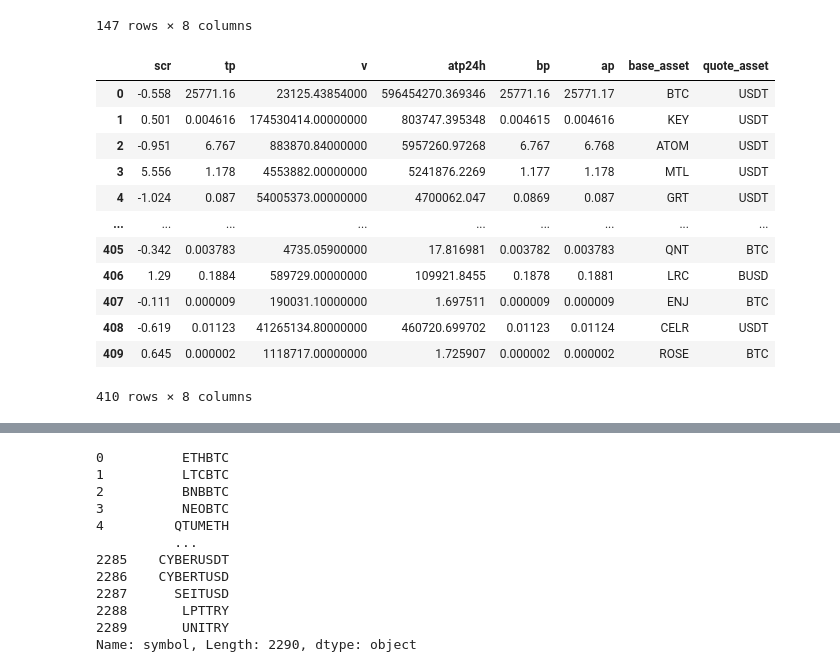
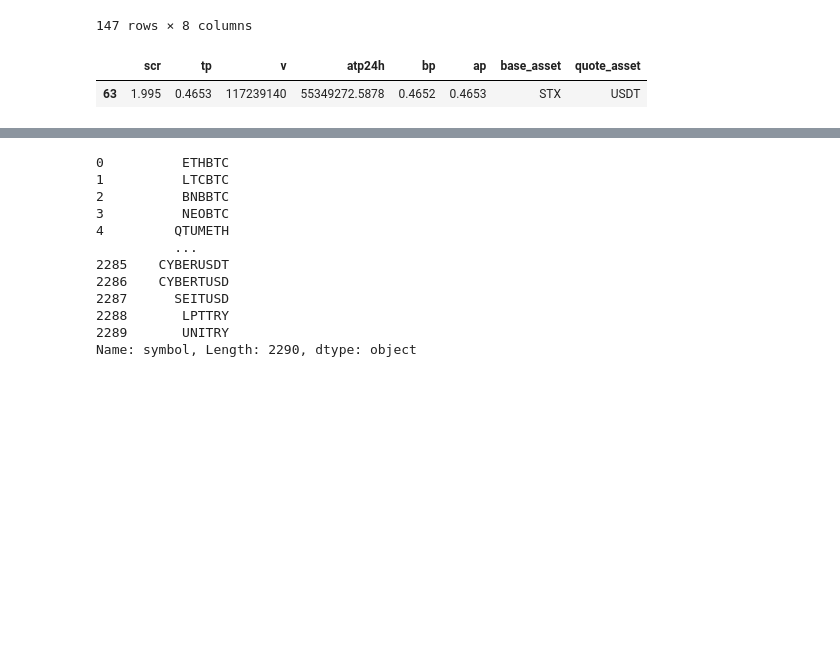
Before and after one commit to charlie115/act, a Jupyter notebook: test_kimp_bot_core.ipynb, the cells around one changed output, grey strips where cells are left out. Saved outputs shown, nothing was run; the diff lists cells and outputs as text; code cells hidden in the pictures; blank space fills up the shorter version.

```diff
--- a/test_kimp_bot_core.ipynb
+++ b/test_kimp_bot_core.ipynb
@@ -135,19 +135,8 @@ core.exchange_websocket_dict['BINANCE_USD_M'].get_price_df()
 | 146 | -0.21 | 0.07594 | 81847208 | 6139412.28338 | 0.07593 | 0.07594 | ALPHA | USDT |
 147 rows × 8 columns
 # %%
-temp = core.exchange_websocket_dict['BINANCE_SPOT'].get_price_df()
-temp
+temp = core.exchange_websocket_dict['BINANCE_USD_M'].get_price_df()
+temp[temp['base_asset']=='STX']
 # %% [output]
 |  | scr | tp | v | atp24h | bp | ap | base_asset | quote_asset |
-| 0 | -0.558 | 25771.16 | 23125.43854000 | 596454270.369346 | 25771.16 | 25771.17 | BTC | USDT |
-| 1 | 0.501 | 0.004616 | 174530414.00000000 | 803747.395348 | 0.004615 | 0.004616 | KEY | USDT |
-| 2 | -0.951 | 6.767 | 883870.84000000 | 5957260.97268 | 6.767 | 6.768 | ATOM | USDT |
-| 3 | 5.556 | 1.178 | 4553882.00000000 | 5241876.2269 | 1.177 | 1.178 | MTL | USDT |
-| 4 | -1.024 | 0.087 | 54005373.00000000 | 4700062.047 | 0.0869 | 0.087 | GRT | USDT |
-| ... | ... | ... | ... | ... | ... | ... | ... | ... |
-| 405 | -0.342 | 0.003783 | 4735.05900000 | 17.816981 | 0.003782 | 0.003783 | QNT | BTC |
-| 406 | 1.29 | 0.1884 | 589729.00000000 | 109921.8455 | 0.1878 | 0.1881 | LRC | BUSD |
-| 407 | -0.111 | 0.000009 | 190031.10000000 | 1.697511 | 0.000009 | 0.000009 | ENJ | BTC |
-| 408 | -0.619 | 0.01123 | 41265134.80000000 | 460720.699702 | 0.01123 | 0.01124 | CELR | USDT |
-| 409 | 0.645 | 0.000002 | 1118717.00000000 | 1.725907 | 0.000002 | 0.000002 | ROSE | BTC |
+| 63 | 1.995 | 0.4653 | 117239140 | 55349272.5878 | 0.4652 | 0.4653 | STX | USDT |
-410 rows × 8 columns
```
Also changed, not shown: parts of 14 cells of this notebook, 5 other files.
